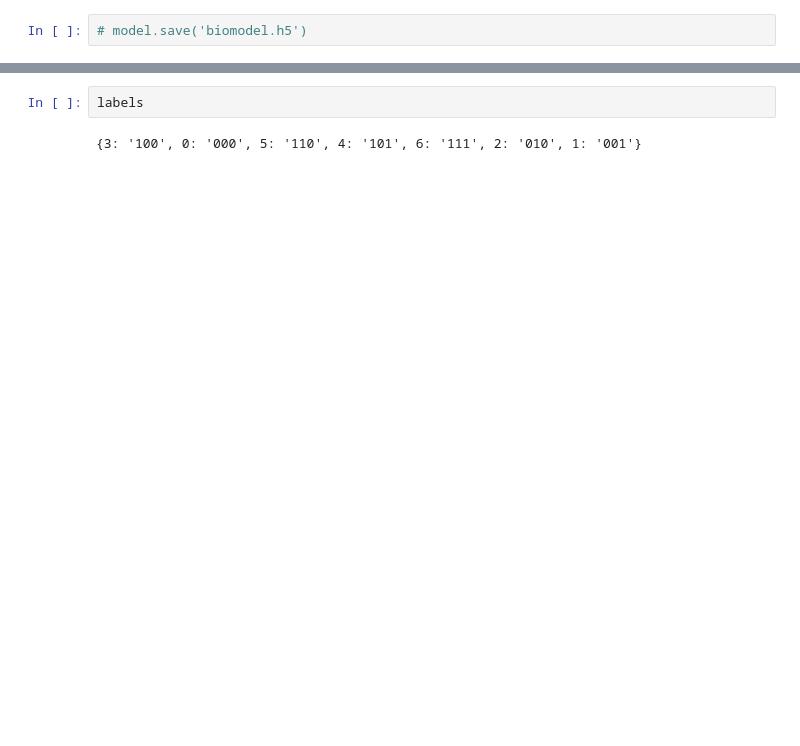
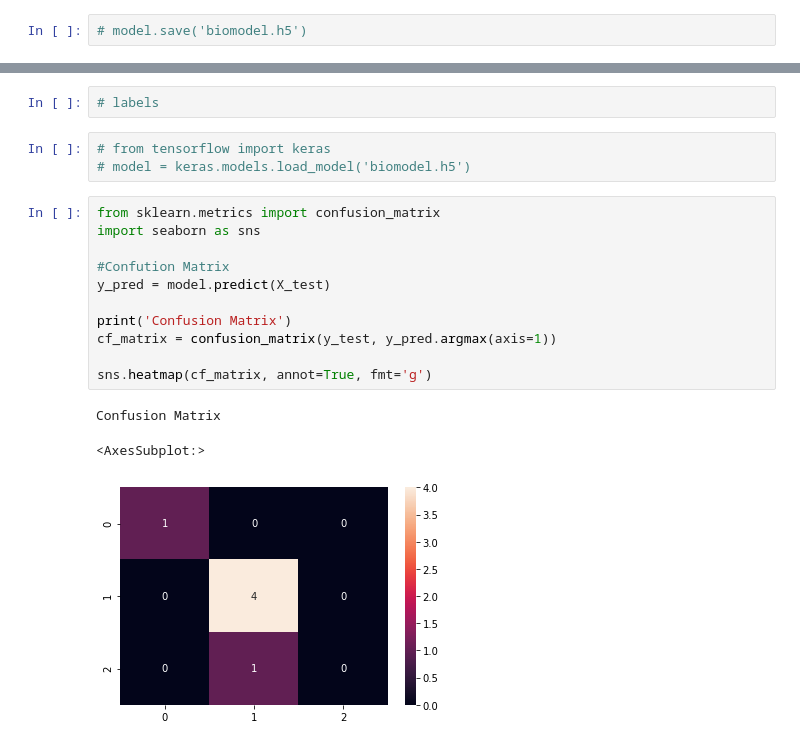
Before and after one commit to Demesmaeker/beeOdiversity, a Jupyter notebook: modeling_notebook.ipynb, the cells around one changed output, grey strips where cells are left out. Drawn from its saved outputs; the diff is of its cells as text; blank space fills up the shorter version.

```diff
--- a/modeling_notebook.ipynb
+++ b/modeling_notebook.ipynb
@@ -308,4 +293,20 @@ array([0, 3, 0, 3, 3, 3], dtype=int64)
-# %%
-labels
-# %% [output]
-{3: '100', 0: '000', 5: '110', 4: '101', 6: '111', 2: '010', 1: '001'}
+# %%
+# labels
+# %%
+# from tensorflow import keras
+# model = keras.models.load_model('biomodel.h5')
+# %%
+from sklearn.metrics import confusion_matrix
+import seaborn as sns
+
+#Confution Matrix
+y_pred = model.predict(X_test)
+
+print('Confusion Matrix')
+cf_matrix = confusion_matrix(y_test, y_pred.argmax(axis=1))
+
+sns.heatmap(cf_matrix, annot=True, fmt='g')
+# %% [output]
+Confusion Matrix
+<AxesSubplot:>
+[figure, added]
```
Also changed, not shown: parts of 14 cells of this notebook, 2 other files.
